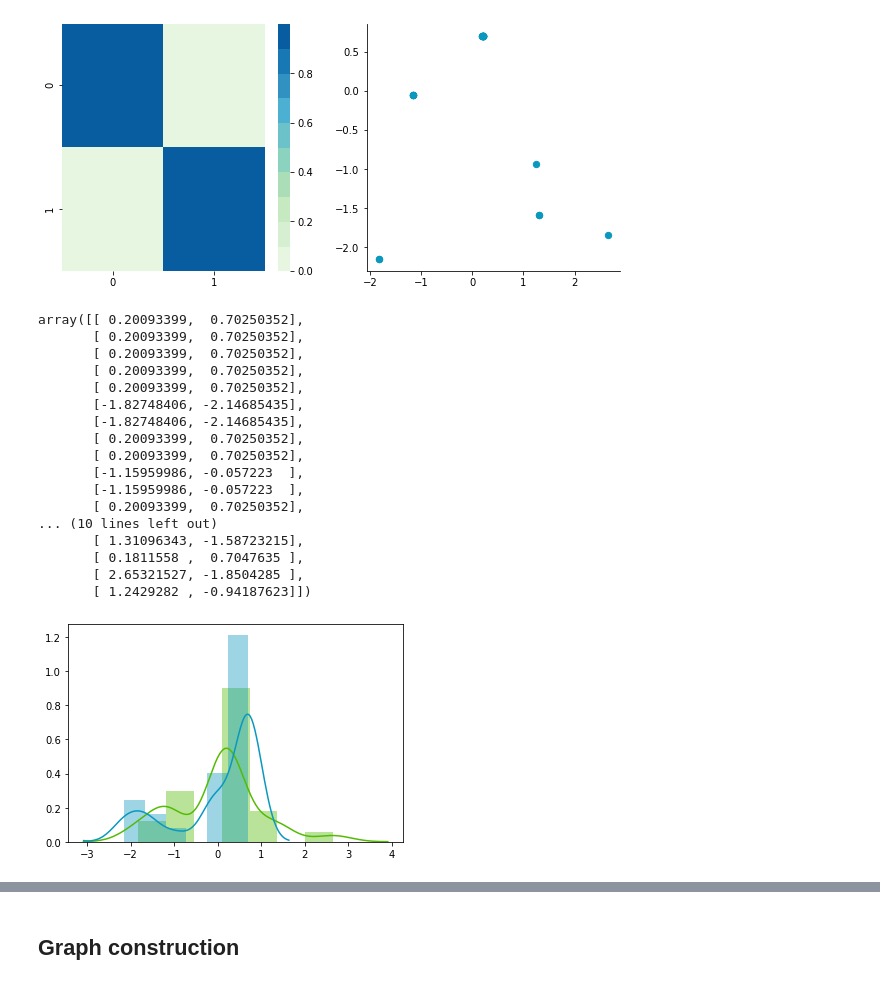
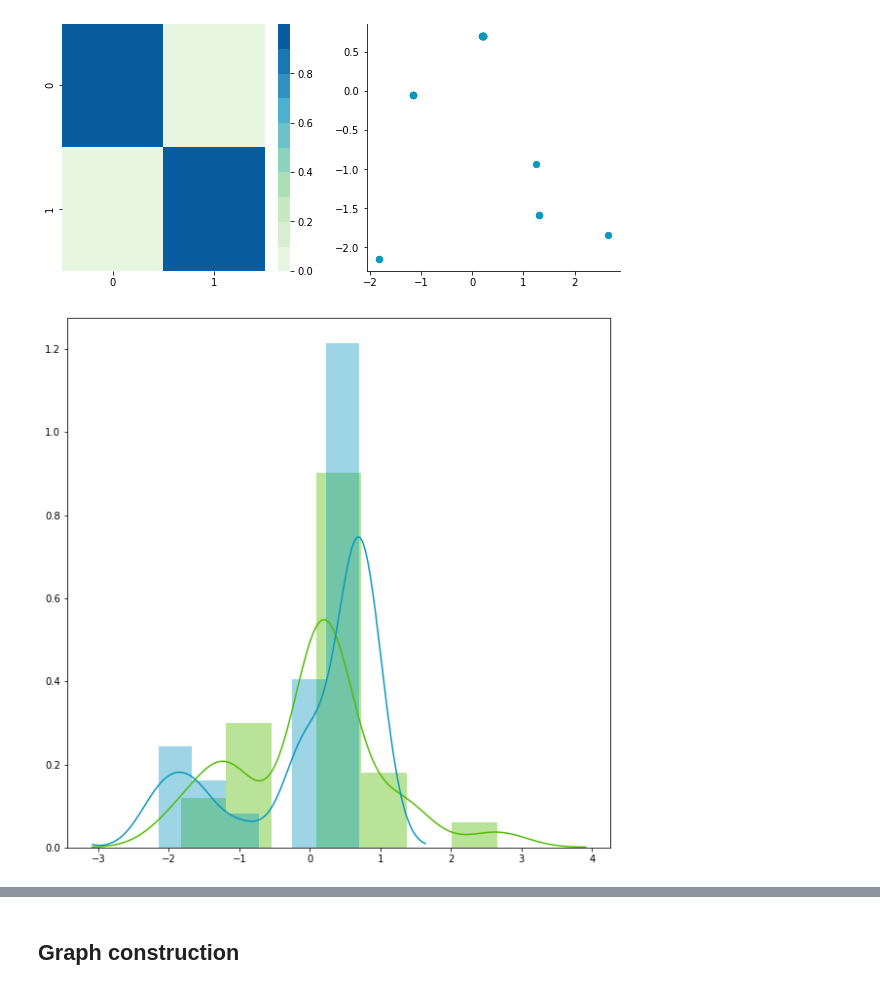
Before and after one commit to GAnagno/Social-Web, a Jupyter notebook: Spectral Map.ipynb, the cells around one changed output, grey strips where cells are left out. Cells and saved outputs as stored; diff of their text form; code cells hidden in the pictures.

```diff
--- a/Spectral Map.ipynb
+++ b/Spectral Map.ipynb
@@ -216,6 +233,6 @@ plt.close()
 # %%
-D = np.array([dw, dh]).T
-D.shape
+B = np.array([dw, dh]).T
+B.shape
 # %% [output]
 (26, 2)
 # %%
@@ -228,8 +245,8 @@ Covariance matrix:
  [15016.40236686 16871.62130178]]
 [figure]
 # %%
-D = center(D)
-plotDataAndCov(D)
+B = center(B)
+plotDataAndCov(B)
 plt.show()
 plt.close()
 # %% [output]
@@ -238,8 +255,8 @@ Covariance matrix:
  [15016.40236686 16871.62130178]]
 [figure]
 # %%
-D = standardize((D))
-plotDataAndCov(D)
+B = standardize(B)
+plotDataAndCov(B)
 plt.show()
 plt.close()
 # %% [output]
@@ -248,8 +265,8 @@ Covariance matrix:
  [0.41265099 1.        ]]
 [figure]
 # %%
-D = whiten(D)
-plotDataAndCov(D)
+B = whiten(B)
+plotDataAndCov(B)
 plt.show()
 plt.close()
 # %% [output]
@@ -257,30 +274,10 @@ Covariance matrix:
  [[9.99992921e-01 6.98715852e-17]
  [6.98715852e-17 9.99982975e-01]]
 [figure]
-# %%
-D
-# %% [output]
-array([[ 0.20093399,  0.70250352],
-       [ 0.20093399,  0.70250352],
-       [ 0.20093399,  0.70250352],
-       [ 0.20093399,  0.70250352],
-       [ 0.20093399,  0.70250352],
-       [-1.82748406, -2.14685435],
-       [-1.82748406, -2.14685435],
-       [ 0.20093399,  0.70250352],
-       [ 0.20093399,  0.70250352],
-       [-1.15959986, -0.057223  ],
-       [-1.15959986, -0.057223  ],
-       [ 0.20093399,  0.70250352],
-... (10 lines left out)
-       [ 1.31096343, -1.58723215],
-       [ 0.1811558 ,  0.7047635 ],
-       [ 2.65321527, -1.8504285 ],
-       [ 1.2429282 , -0.94187623]])
 # %%
-sns.distplot(D[:,0], color="#53BB04")
-sns.distplot(D[:,1], color="#0A98BE")
+sns.distplot(B[:,0], color="#53BB04")
+sns.distplot(B[:,1], color="#0A98BE")
 plt.show()
 plt.close()
 # %% [output]
-[figure, old version]
+[figure, new version]
```
Also changed, not shown: parts of 58 cells of this notebook.
